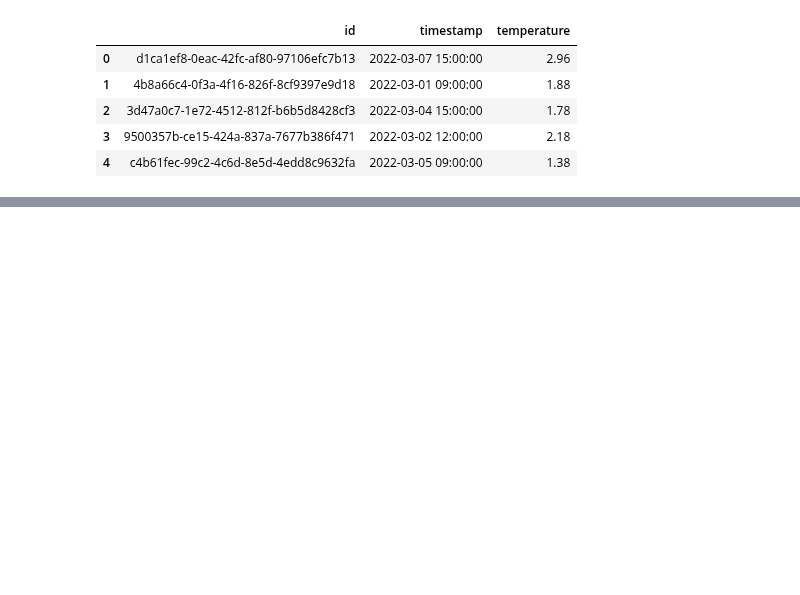
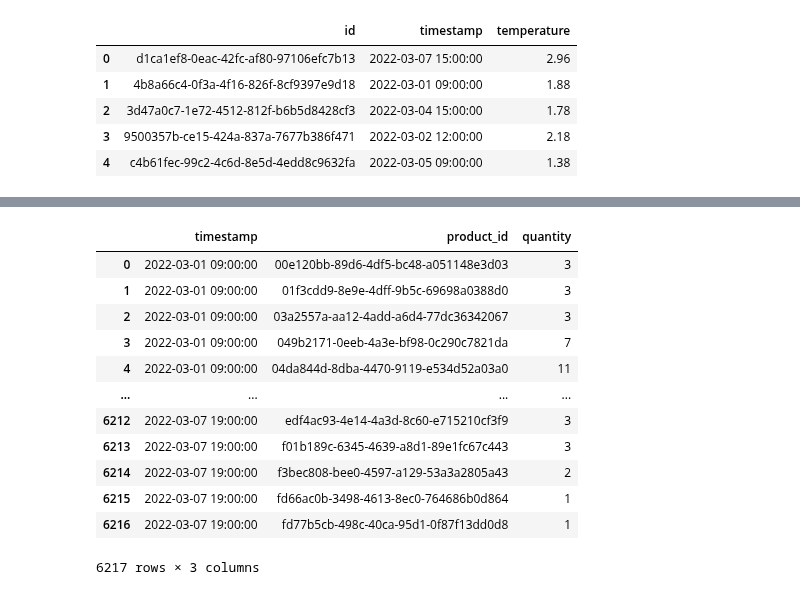
Before and after one commit to lawalsegun2025/forage_projects, a Jupyter notebook: 002_Cognizant_Artificial_Intelligence/3_Model_Building_and_Interpretation/notebook/modeling.ipynb, the cells around one changed output, grey strips where cells are left out. Cells and saved outputs as stored; diff of their text form; code cells hidden in the pictures; blank space fills up the shorter version.

Commit message:
Aggregated the time and product id columns

```diff
--- a/002_Cognizant_Artificial_Intelligence/3_Model_Building_and_Interpretation/notebook/modeling.ipynb
+++ b/002_Cognizant_Artificial_Intelligence/3_Model_Building_and_Interpretation/notebook/modeling.ipynb
@@ -252,0 +257,17 @@ temp_df.head()
+# %%
+sales_agg = sales_df.groupby(['timestamp', 'product_id']).agg({'quantity': 'sum'}).reset_index()
+sales_agg
+# %% [output]
+|  | timestamp | product_id | quantity |
+| 0 | 2022-03-01 09:00:00 | 00e120bb-89d6-4df5-bc48-a051148e3d03 | 3 |
+| 1 | 2022-03-01 09:00:00 | 01f3cdd9-8e9e-4dff-9b5c-69698a0388d0 | 3 |
+| 2 | 2022-03-01 09:00:00 | 03a2557a-aa12-4add-a6d4-77dc36342067 | 3 |
+| 3 | 2022-03-01 09:00:00 | 049b2171-0eeb-4a3e-bf98-0c290c7821da | 7 |
+| 4 | 2022-03-01 09:00:00 | 04da844d-8dba-4470-9119-e534d52a03a0 | 11 |
+| ... | ... | ... | ... |
+| 6212 | 2022-03-07 19:00:00 | edf4ac93-4e14-4a3d-8c60-e715210cf3f9 | 3 |
+| 6213 | 2022-03-07 19:00:00 | f01b189c-6345-4639-a8d1-89e1fc67c443 | 3 |
+| 6214 | 2022-03-07 19:00:00 | f3bec808-bee0-4597-a129-53a3a2805a43 | 2 |
+| 6215 | 2022-03-07 19:00:00 | fd66ac0b-3498-4613-8ec0-764686b0d864 | 1 |
+| 6216 | 2022-03-07 19:00:00 | fd77b5cb-498c-40ca-95d1-0f87f13dd0d8 | 1 |
+6217 rows × 3 columns
```
Also changed, not shown: parts of 1 cell of this notebook.
